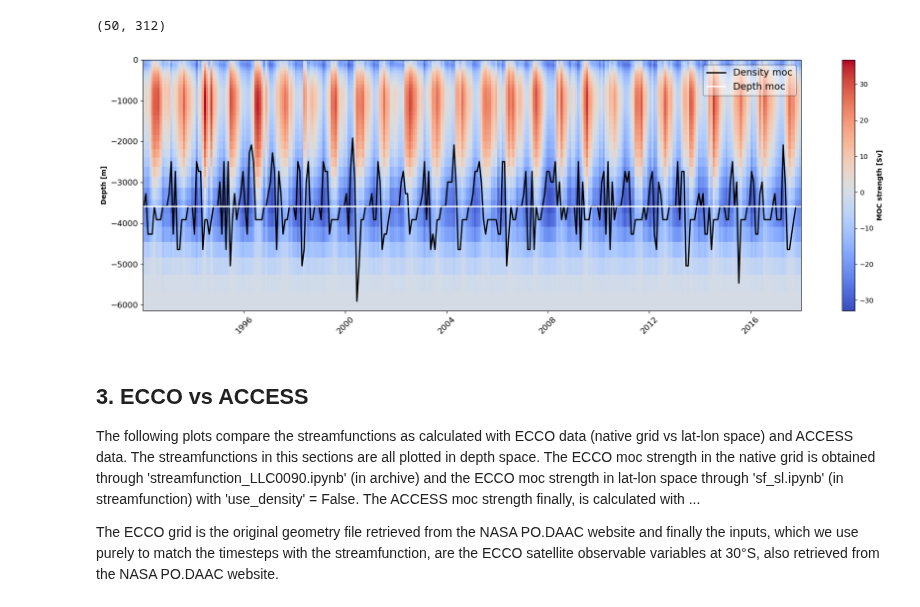
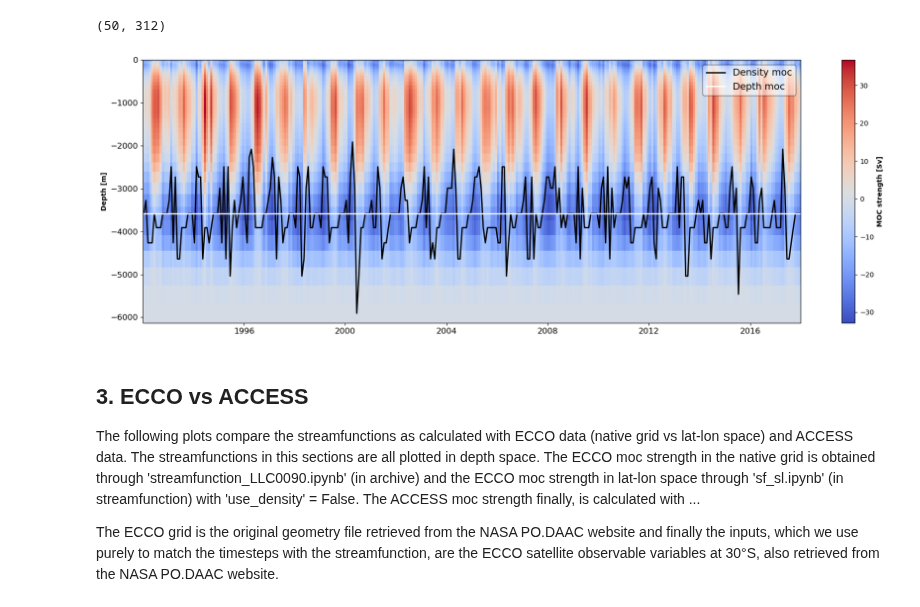
Before and after one commit to ai4er-cdt/OTP, a Jupyter notebook: notebooks/streamfunction/plotting_streamfunctions.ipynb, the cells around one changed output. Saved outputs shown, nothing was run; the diff lists cells and outputs as text; code cells hidden in the pictures.

```diff
--- a/notebooks/streamfunction/plotting_streamfunctions.ipynb
+++ b/notebooks/streamfunction/plotting_streamfunctions.ipynb
@@ -166,34 +165,33 @@ closest_depths = closest_depths.rename({'k': 'time'})
 # %%
 # Plot the streamfunction in depth space with the corresponding density -> depth levels
 stf_ds = strf.squeeze()
 
 fig = plt.figure(figsize=(18, 6))
 plt.subplot(1, 1, 1)
 time_edge_extrap = np.hstack((
     stf_ds["time"].values[0] - (0.5 * np.diff(stf_ds["time"].values[0:2])),
     stf_ds["time"].values[:-1] + (0.5 * np.diff(stf_ds["time"].values)),
     stf_ds["time"].values[-1] + (0.5 * np.diff(stf_ds["time"].values[-2:])),
     ))
 Z_edge_extrap = np.hstack((
     np.array([0]),
     stf_ds["Z"].values[:-1] + (0.5 * np.diff(stf_ds["Z"].values)),
     np.array([-6134.5]),
     ))
 pcm = plt.pcolormesh(time_edge_extrap, Z_edge_extrap, stf_ds['moc'].T, shading='auto', cmap='coolwarm')
 plt.ylabel("Depth [m]", weight="bold")
 plt.tick_params(labelsize=12)
-plt.xticks(rotation=45)
 cb = plt.colorbar(pcm)
 cb.set_label("MOC strength [Sv]", weight="bold")
 
 plt.plot(stf_ds["time"].values, closest_depths, color='black', linestyle='-', linewidth=2.0, label='Density moc')
 plt.axhline(y=Z_depth, color='white', linestyle='-', label='Depth moc', linewidth=2.0),
-plt.legend(edgecolor = 'black', framealpha = 0.4, fontsize=14)
+plt.legend(edgecolor = 'black', framealpha = 0.5, fontsize=14)
 plt.savefig(f"C:/Users/aline/OTP/plots/depth_vs_density.png", dpi=400)
 plt.tight_layout()
 plt.show()
 # %% [output]
-[figure, old version]
+[figure, new version]
 # %% [markdown]
 ## 3. ECCO vs ACCESS
 
```
Also changed, not shown: parts of 3 cells of this notebook, 4 other files.
